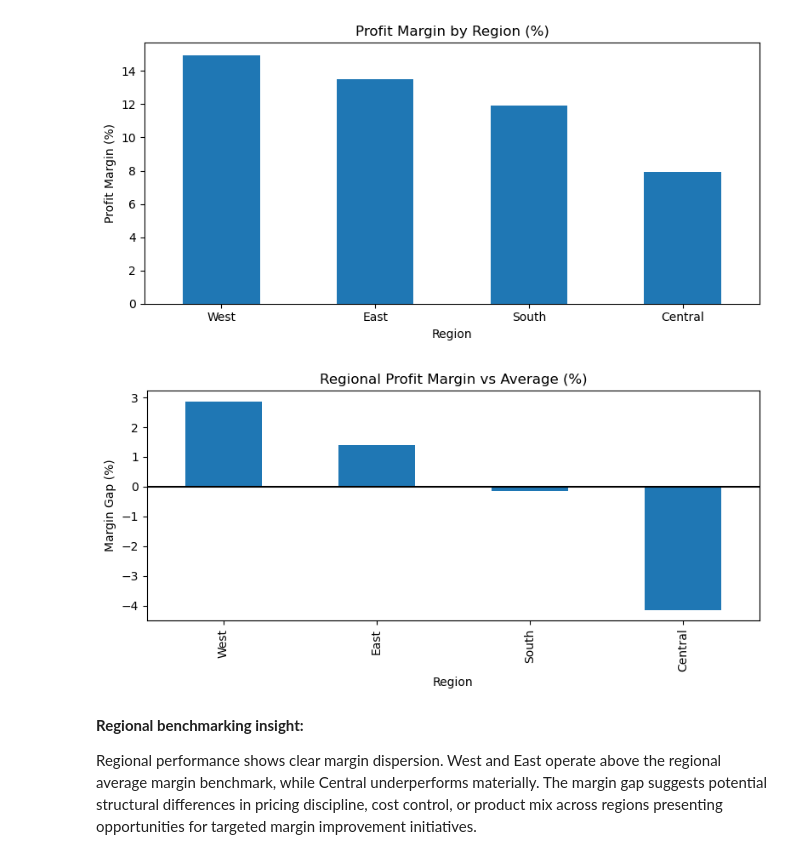
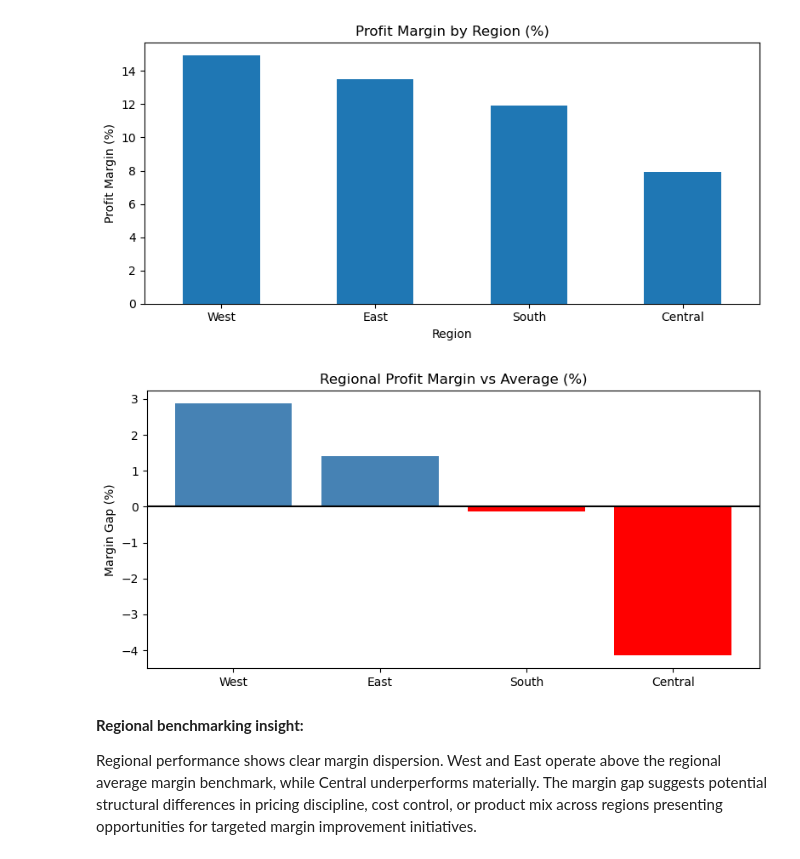
Before and after one commit to FatihaOkesola/superstore_sales_diagnostic, a Jupyter notebook: Superstore_Sales_project.ipynb, the cells around one changed output. Saved outputs shown, nothing was run; the diff lists cells and outputs as text; code cells hidden in the pictures.

```diff
--- a/Superstore_Sales_project.ipynb
+++ b/Superstore_Sales_project.ipynb
@@ -283,15 +283,18 @@ plt.show()
 # %% [output]
 [figure]
 # %%
-(summary_by_region['Margin vs Avg']*100).sort_values(ascending=False).plot(kind='bar', figsize=(8,4))
+margin_vs_avg = (summary_by_region['Margin vs Avg']*100).sort_values(ascending=False)
+colors = ['red' if v < 0 else 'steelblue' for v in margin_vs_avg]
+plt.figure(figsize=(8,4))
+plt.bar(margin_vs_avg.index, margin_vs_avg, color=colors)
 plt.axhline(0, color='black')
 plt.title("Regional Profit Margin vs Average (%)")
 plt.ylabel("Margin Gap (%)")
 plt.tight_layout()
 plt.savefig("Regional Profit Margin vs Avg.png", dpi=300)
 plt.show()
 # %% [output]
-[figure, old version]
+[figure, new version]
 # %% [markdown]
 **Regional benchmarking insight:**
 
```
Also changed, not shown: parts of 5 cells of this notebook.
